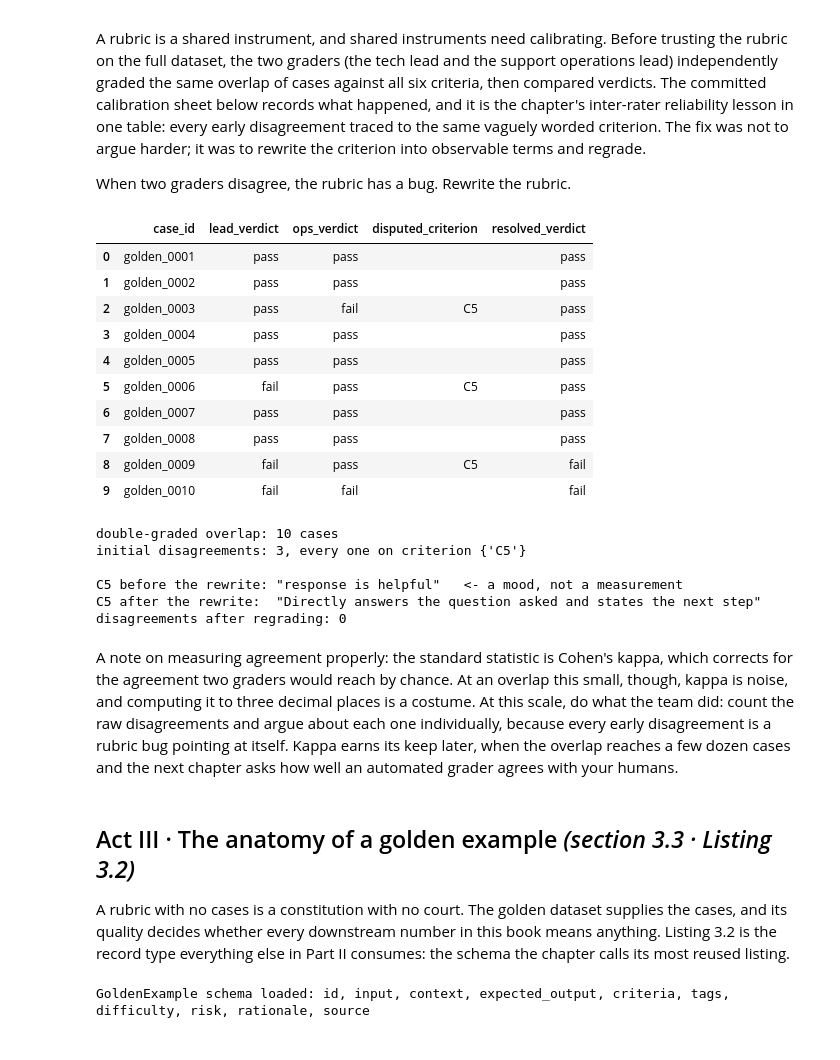
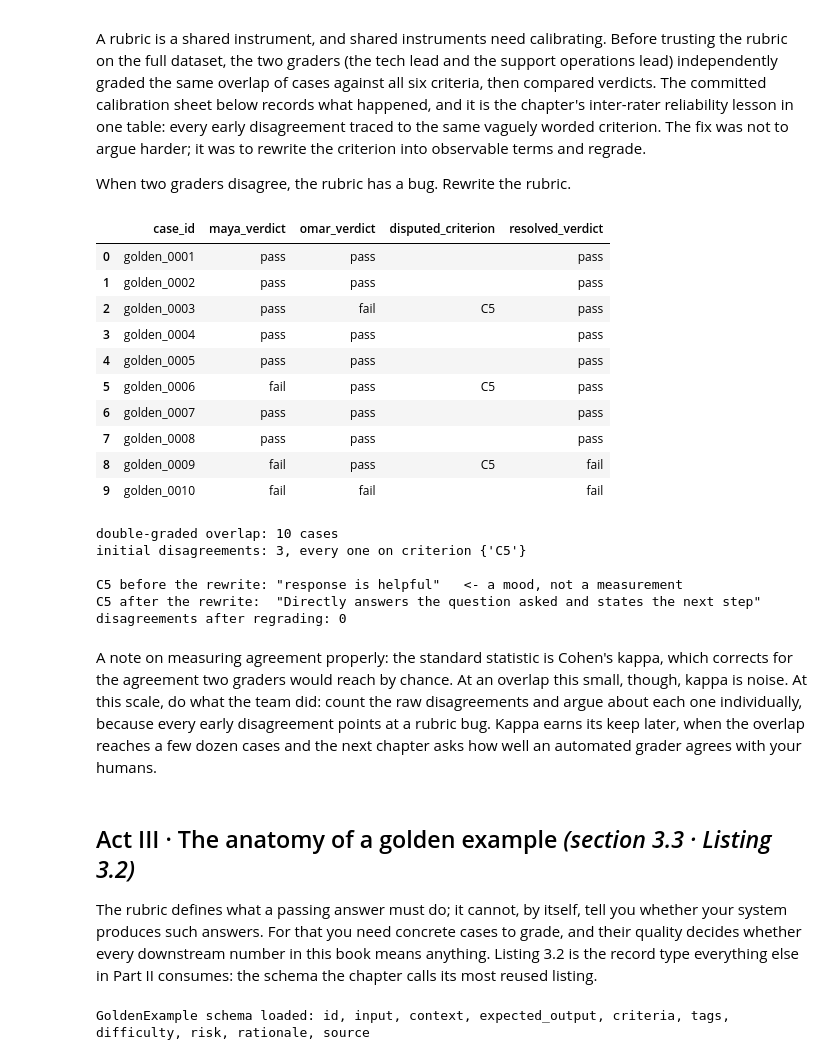
Before and after one commit to PacktPublishing/Building-Reliable-AI-Assisted-Software, a Jupyter notebook: chapter-03-defining-correctness-and-golden-datasets/chapter_03_golden_datasets.ipynb, the cells around one changed output. Cells and saved outputs as stored; diff of their text form; code cells hidden in the pictures.

Commit message:
Rebrand Chapter 3 bundle to Renderloft canon: branded phrasings, renderloft_mock module, maya/omar graders, contamination check cell, regenerated manifest

```diff
--- a/chapter-03-defining-correctness-and-golden-datasets/chapter_03_golden_datasets.ipynb
+++ b/chapter-03-defining-correctness-and-golden-datasets/chapter_03_golden_datasets.ipynb
@@ -326,17 +329,17 @@ When two graders disagree, the rubric has a bug. Rewrite the rubric.
 # %%
 calibration = pd.read_csv(DATA / "calibration_pass.csv").fillna("")
 display(calibration)
 
-disputes = calibration[calibration.lead_verdict != calibration.ops_verdict]
+disputes = calibration[calibration.maya_verdict != calibration.omar_verdict]
 print(f"double-graded overlap: {len(calibration)} cases")
 print(f"initial disagreements: {len(disputes)}, every one on criterion "
       f"{set(disputes.disputed_criterion) or '-'}")
 print()
 print(f'C5 before the rewrite: "{C5_ORIGINAL_STATEMENT}"   <- a mood, not a measurement')
 print(f'C5 after the rewrite:  "{CRITERIA["C5"].statement}"')
 print(f"disagreements after regrading: {CANON['DISAGREEMENTS_AFTER']}")
 # %% [output]
-|  | case_id | lead_verdict | ops_verdict | disputed_criterion | resolved_verdict |
+|  | case_id | maya_verdict | omar_verdict | disputed_criterion | resolved_verdict |
 | 0 | golden_0001 | pass | pass |  | pass |
 | 1 | golden_0002 | pass | pass |  | pass |
 | 2 | golden_0003 | pass | fail | C5 | pass |
@@ -356,19 +359,19 @@ disagreements after regrading: 0
 # %% [markdown]
 A note on measuring agreement properly: the standard statistic is Cohen's
 kappa, which corrects for the agreement two graders would reach by chance.
-At an overlap this small, though, kappa is noise, and computing it to three
-decimal places is a costume. At this scale, do what the team did: count the
-raw disagreements and argue about each one individually, because every early
-disagreement is a rubric bug pointing at itself. Kappa earns its keep later,
-when the overlap reaches a few dozen cases and the next chapter asks how
-well an automated grader agrees with your humans.
+At an overlap this small, though, kappa is noise. At this scale, do what the
+team did: count the raw disagreements and argue about each one individually,
+because every early disagreement points at a rubric bug. Kappa earns its
+keep later, when the overlap reaches a few dozen cases and the next chapter
+asks how well an automated grader agrees with your humans.
 # %% [markdown]
 ## Act III · The anatomy of a golden example *(section 3.3 · Listing 3.2)*
 
-A rubric with no cases is a constitution with no court. The golden dataset
-supplies the cases, and its quality decides whether every downstream number
-in this book means anything. Listing 3.2 is the record type everything else
-in Part II consumes: the schema the chapter calls its most reused listing.
+The rubric defines what a passing answer must do; it cannot, by itself, tell
+you whether your system produces such answers. For that you need concrete
+cases to grade, and their quality decides whether every downstream number in
+this book means anything. Listing 3.2 is the record type everything else in
+Part II consumes: the schema the chapter calls its most reused listing.
 # %%
 # Listing 3.2 - the GoldenExample schema: the record every later chapter consumes
 from enum import Enum
```
Also changed, not shown: parts of 21 cells of this notebook, 15 other files.
